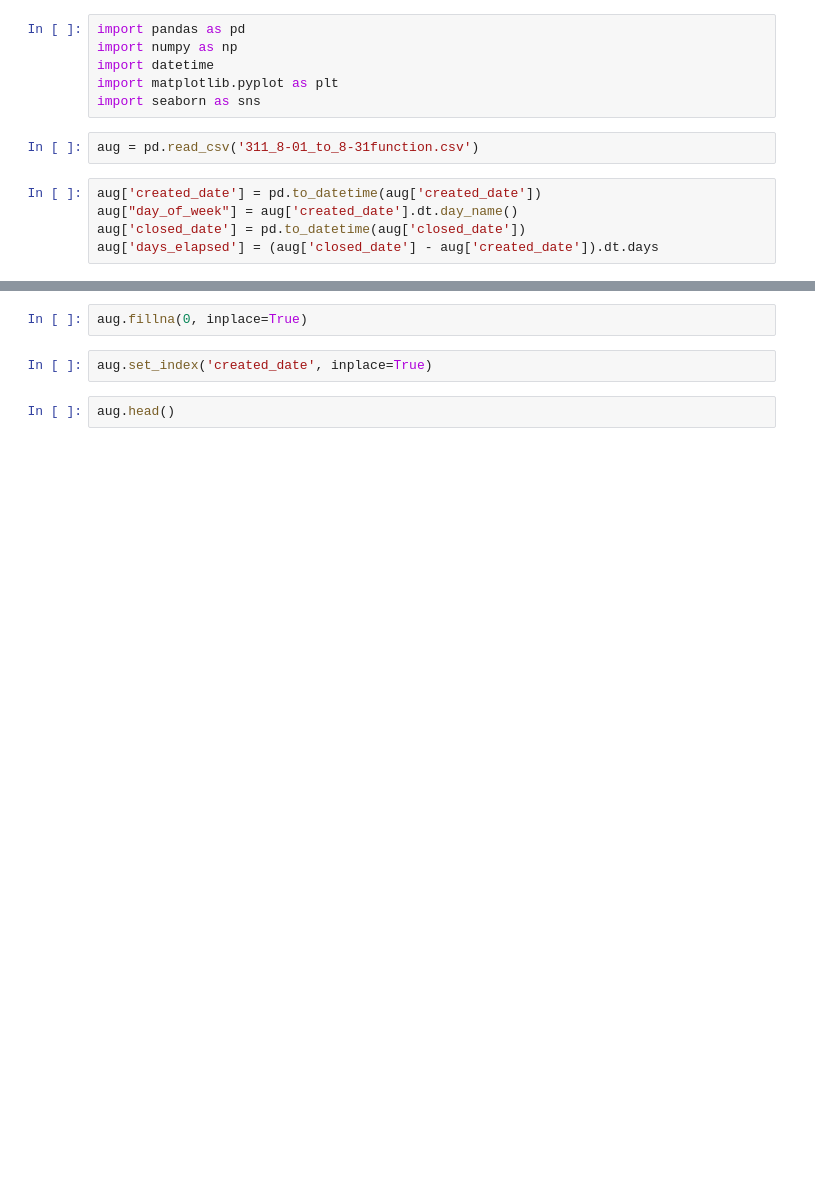
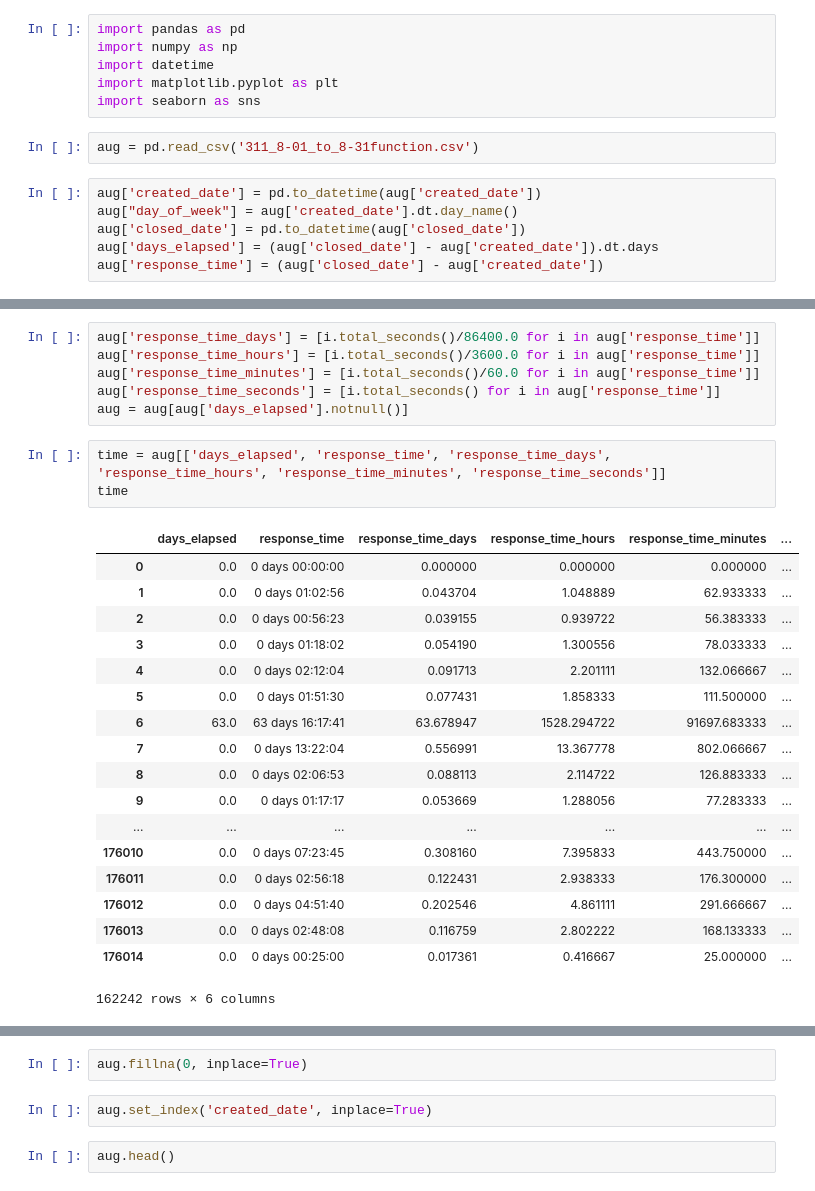
Before and after one commit to whohuhwhat/311_pt4, a Jupyter notebook: time.ipynb, the cells around one changed output, grey strips where cells are left out. Saved outputs shown, nothing was run; the diff lists cells and outputs as text; blank space fills up the shorter version.

Commit message:
time_seconds

```diff
--- a/time.ipynb
+++ b/time.ipynb
@@ -11,3 +11,4 @@ aug['created_date'] = pd.to_datetime(aug['created_date'])
 aug["day_of_week"] = aug['created_date'].dt.day_name()
 aug['closed_date'] = pd.to_datetime(aug['closed_date'])
 aug['days_elapsed'] = (aug['closed_date'] - aug['created_date']).dt.days
+aug['response_time'] = (aug['closed_date'] - aug['created_date'])
@@ -13,0 +53,28 @@ aug['days_elapsed'] = (aug['closed_date'] - aug['created_date']).dt.days
+# %%
+aug['response_time_days'] = [i.total_seconds()/86400.0 for i in aug['response_time']]
+aug['response_time_hours'] = [i.total_seconds()/3600.0 for i in aug['response_time']]
+aug['response_time_minutes'] = [i.total_seconds()/60.0 for i in aug['response_time']]
+aug['response_time_seconds'] = [i.total_seconds() for i in aug['response_time']]
+aug = aug[aug['days_elapsed'].notnull()]
+# %%
+time = aug[['days_elapsed', 'response_time', 'response_time_days', 'response_time_hours', 'response_time_minutes', 'response_time_seconds']]
+time
+# %% [output]
+|  | days_elapsed | response_time | response_time_days | response_time_hours | response_time_minutes | ... |
+| 0 | 0.0 | 0 days 00:00:00 | 0.000000 | 0.000000 | 0.000000 | ... |
+| 1 | 0.0 | 0 days 01:02:56 | 0.043704 | 1.048889 | 62.933333 | ... |
+| 2 | 0.0 | 0 days 00:56:23 | 0.039155 | 0.939722 | 56.383333 | ... |
+| 3 | 0.0 | 0 days 01:18:02 | 0.054190 | 1.300556 | 78.033333 | ... |
+| 4 | 0.0 | 0 days 02:12:04 | 0.091713 | 2.201111 | 132.066667 | ... |
+| 5 | 0.0 | 0 days 01:51:30 | 0.077431 | 1.858333 | 111.500000 | ... |
+| 6 | 63.0 | 63 days 16:17:41 | 63.678947 | 1528.294722 | 91697.683333 | ... |
+| 7 | 0.0 | 0 days 13:22:04 | 0.556991 | 13.367778 | 802.066667 | ... |
+| 8 | 0.0 | 0 days 02:06:53 | 0.088113 | 2.114722 | 126.883333 | ... |
+| 9 | 0.0 | 0 days 01:17:17 | 0.053669 | 1.288056 | 77.283333 | ... |
+| ... | ... | ... | ... | ... | ... | ... |
+| 176010 | 0.0 | 0 days 07:23:45 | 0.308160 | 7.395833 | 443.750000 | ... |
+| 176011 | 0.0 | 0 days 02:56:18 | 0.122431 | 2.938333 | 176.300000 | ... |
+| 176012 | 0.0 | 0 days 04:51:40 | 0.202546 | 4.861111 | 291.666667 | ... |
+| 176013 | 0.0 | 0 days 02:48:08 | 0.116759 | 2.802222 | 168.133333 | ... |
+| 176014 | 0.0 | 0 days 00:25:00 | 0.017361 | 0.416667 | 25.000000 | ... |
+162242 rows × 6 columns
```
Also changed, not shown: parts of 9 cells of this notebook.
